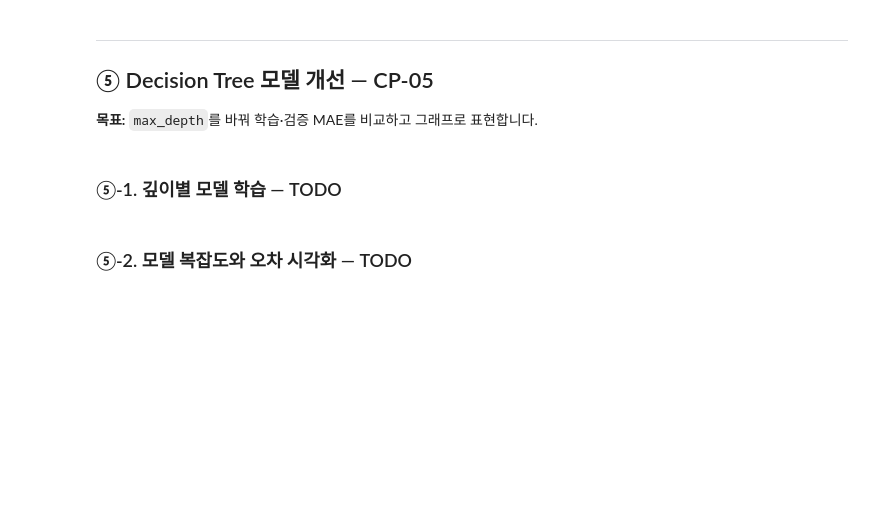
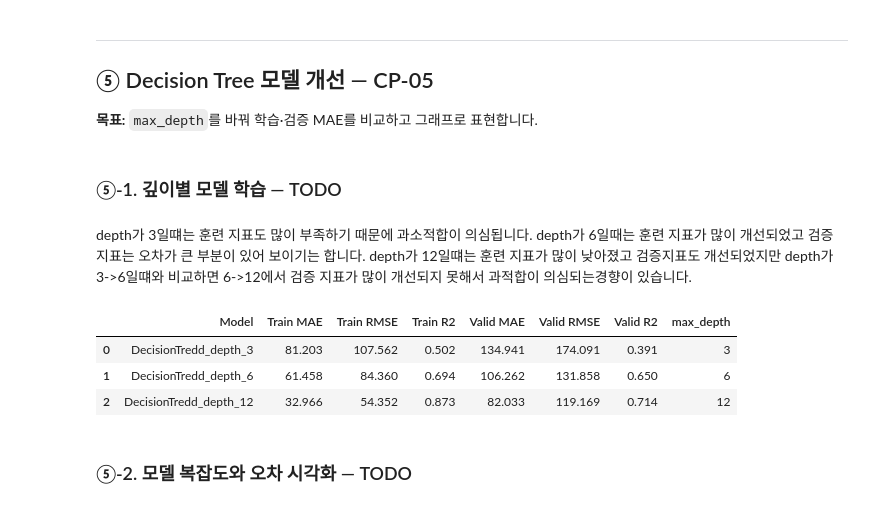
Before and after one commit to djdjwoqve-boop/ai-mini-projects, a Jupyter notebook: mini-project-01/code/01_regression_bike_demand.ipynb, the cells around one changed output. Cells and saved outputs as stored; diff of their text form; code cells hidden in the pictures; blank space fills up the shorter version.

```diff
--- a/mini-project-01/code/01_regression_bike_demand.ipynb
+++ b/mini-project-01/code/01_regression_bike_demand.ipynb
@@ -547,34 +547,43 @@ print(results_df)
 **목표:** `max_depth`를 바꿔 학습·검증 MAE를 비교하고 그래프로 표현합니다.
 # %% [markdown]
 ### ⑤-1. 깊이별 모델 학습 — TODO
+# %% [markdown]
+depth가 3일떄는 훈련 지표도 많이 부족하기 때문에 과소적합이 의심됩니다.
+depth가 6일때는 훈련 지표가 많이 개선되었고 검증 지표는 오차가 큰 부분이 있어 보이기는 합니다.
+depth가 12일떄는 훈련 지표가 많이 낮아졌고 검증지표도 개선되었지만 depth가 3->6일떄와 비교하면 6->12에서 검증 지표가 많이 개선되지 못해서 과적합이 의심되는경향이 있습니다.
 # %%
 from sklearn.tree import DecisionTreeRegressor
-
+from sklearn.pipeline import Pipeline
 # [공통] 실험 설정 및 저장 구조
 depths = [3, 6, 12]
 tree_models = {}
 tree_results = []
 
 # TODO 5-1~5-3. 각 깊이별 Pipeline 생성·학습·평가 결과 수집
 for d in depths:
     # TODO 5-1. 전처리 + DecisionTreeRegressor(max_depth=d, random_state=42)
-    model = ...
+    model = Pipeline(steps=[("preprocessor", preprocessor),("model", DecisionTreeRegressor(max_depth=d,random_state=42))])
 
     # TODO 5-2. 모델 학습
-    ...
+    model.fit(X_train,y_train)
 
     # [공통] 학습한 모델 보관
     tree_models[d] = model
 
     # TODO 5-3. summarize()로 성능 결과 수집
-    row = ...
+    row = summarize(F"DecisionTredd_depth_{d}", model)
     tree_results.append(row)
     results.append(row)
 
 # [공통] 결과 정리
 tree_df = pd.DataFrame(tree_results)
 tree_df["max_depth"] = depths
 display(tree_df.round(3))
+# %% [output]
+|  | Model | Train MAE | Train RMSE | Train R2 | Valid MAE | Valid RMSE | Valid R2 | max_depth |
+| 0 | DecisionTredd_depth_3 | 81.203 | 107.562 | 0.502 | 134.941 | 174.091 | 0.391 | 3 |
+| 1 | DecisionTredd_depth_6 | 61.458 | 84.360 | 0.694 | 106.262 | 131.858 | 0.650 | 6 |
+| 2 | DecisionTredd_depth_12 | 32.966 | 54.352 | 0.873 | 82.033 | 119.169 | 0.714 | 12 |
 # %% [markdown]
 ### ⑤-2. 모델 복잡도와 오차 시각화 — TODO
 # %%
```
Also changed, not shown: parts of 1 cell of this notebook.
